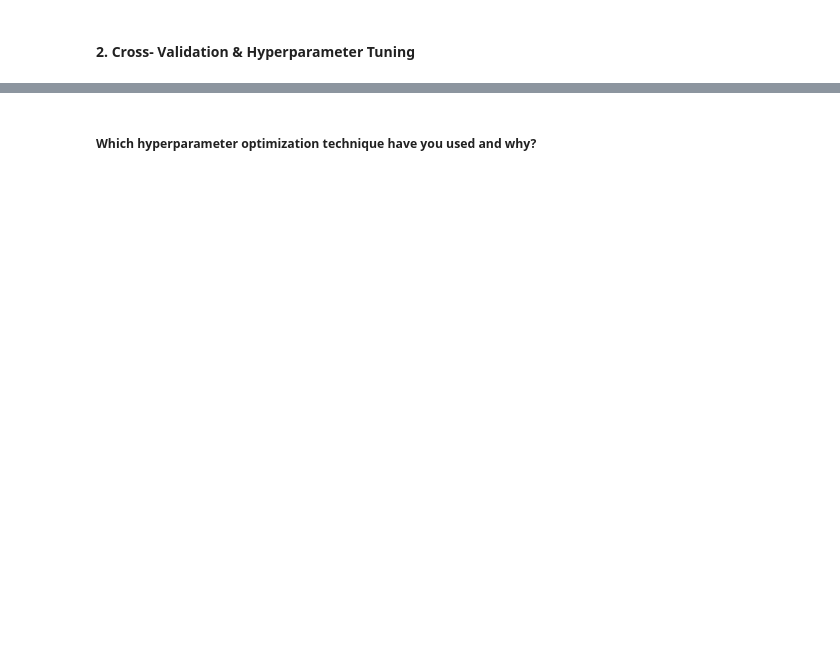
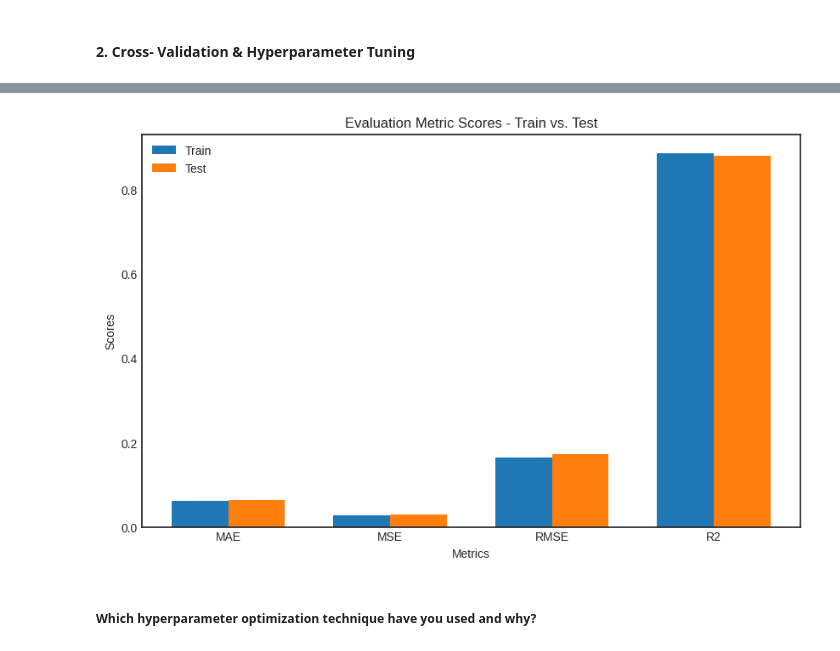
Before and after one commit to shubhamrai1318/TED_Talk_Views_Prediction, a Jupyter notebook: TED_Talk_Views_Prediction.ipynb, the cells around one changed output, grey strips where cells are left out. Drawn from its saved outputs; the diff is of its cells as text; code cells hidden in the pictures; blank space fills up the shorter version.

```diff
--- a/TED_Talk_Views_Prediction.ipynb
+++ b/TED_Talk_Views_Prediction.ipynb
@@ -2007,0 +1992,83 @@ Answer Here.
+# %%
+# ML Model - 1 Implementation with hyperparameter optimization techniques (i.e., GridSearch CV, RandomSearch CV, Bayesian Optimization etc.)
+
+# Define the hyperparameter space for Linear Regression (fit_intercept for intercept)
+param_grid = {
+    'fit_intercept': [True, False]
+}
+
+# ML Model - 1 Implementation with Hyperparameter Optimization (GridSearchCV)
+reg = LinearRegression()
+grid_search = GridSearchCV(reg, param_grid, cv=5)  # You can set the number of CV folds
+
+# Fit the algorithm with GridSearchCV
+grid_search.fit(X_train, y_train)
+
+# Get the best hyperparameters found during the search
+best_params = grid_search.best_params_
+
+# Fit the algorithm with the best hyperparameters on the entire training data
+reg_best = LinearRegression(**best_params)
+reg_best.fit(X_train, y_train)
+
+# Predicting the values for train and test data with the best model
+y_train_pred_best = reg_best.predict(X_train)
+y_test_pred_best = reg_best.predict(X_test)
+
+# Mean Absolute Error of Training and Testing Data with the best model
+train_mae_best = mean_absolute_error(y_train, y_train_pred_best)
+test_mae_best = mean_absolute_error(y_test, y_test_pred_best)
+
+# Mean Squared Error of Training and Testing Data with the best model
+train_mse_best = mean_squared_error(y_train, y_train_pred_best)
+test_mse_best = mean_squared_error(y_test, y_test_pred_best)
+
+# Root Mean Squared Error of Training and Testing Data with the best model
+train_rmse_best = np.sqrt(train_mse_best)
+test_rmse_best = np.sqrt(test_mse_best)
+
+# R-squared of Training and Testing Data with the best model
+train_r2_best = r2_score(y_train, y_train_pred_best)
+test_r2_best = r2_score(y_test, y_test_pred_best)
+
+# Display the best hyperparameters found during GridSearchCV
+print("Best Hyperparameters:", best_params)
+
+# Displaying the metrics with the best model
+print("Train Data MAE (Best Model):", train_mae_best)
+print("Test Data MAE (Best Model):", test_mae_best)
+print("Train Data MSE (Best Model):", train_mse_best)
+print("Test Data MSE (Best Model):", test_mse_best)
+print("Train Data RMSE (Best Model):", train_rmse_best)
+print("Test Data RMSE (Best Model):", test_rmse_best)
+print("Train R2 (Best Model):", train_r2_best)
+print("Test R2 (Best Model):", test_r2_best)
+
+
+# Data
+metrics = ['MAE', 'MSE', 'RMSE', 'R2']
+train_scores = [train_mae_best, train_mse_best, train_rmse_best, train_r2_best]
+test_scores = [test_mae_best, test_mse_best, test_rmse_best, test_r2_best]
+
+# Creating a bar chart
+fig, ax = plt.subplots(figsize=(10, 6))
+bar_width = 0.35
+index = range(len(metrics))
+
+# Plotting the training scores
+rects1 = ax.bar(index, train_scores, bar_width, label='Train')
+
+# Plotting the testing scores
+rects2 = ax.bar([i + bar_width for i in index], test_scores, bar_width, label='Test')
+
+# Adding labels and title
+ax.set_xlabel('Metrics')
+ax.set_ylabel('Scores')
+ax.set_title('Evaluation Metric Scores - Train vs. Test')
+ax.set_xticks([i + bar_width / 2 for i in index])
+ax.set_xticklabels(metrics)
+ax.legend()
+
+# Display the chart
+plt.show()
+# %% [output]
@@ -2008,2 +2084,3 @@ Answer Here.
+[figure, added]
 # %% [markdown]
 ##### Which hyperparameter optimization technique have you used and why?
```
Also changed, not shown: parts of 47 cells of this notebook.
